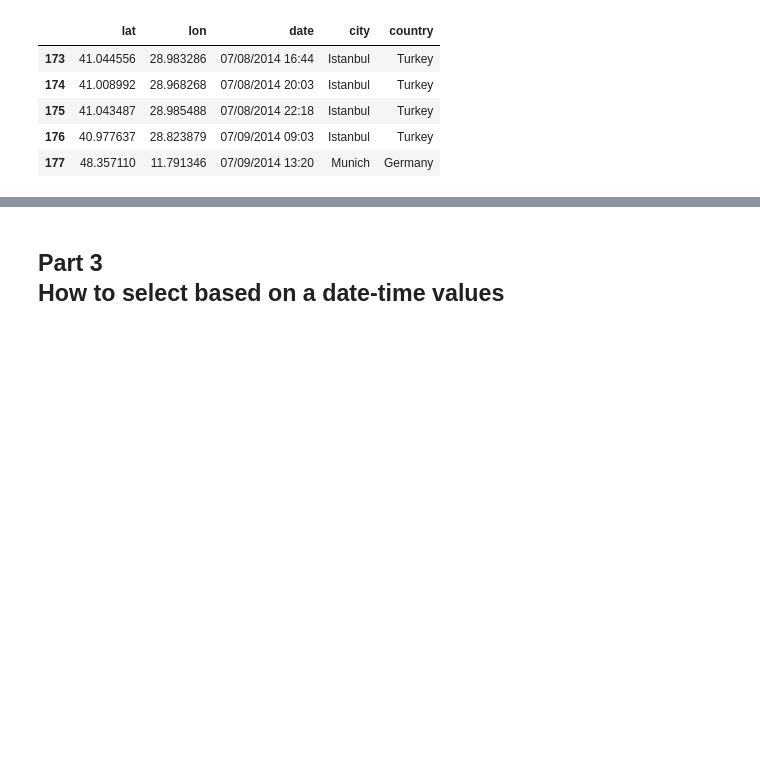
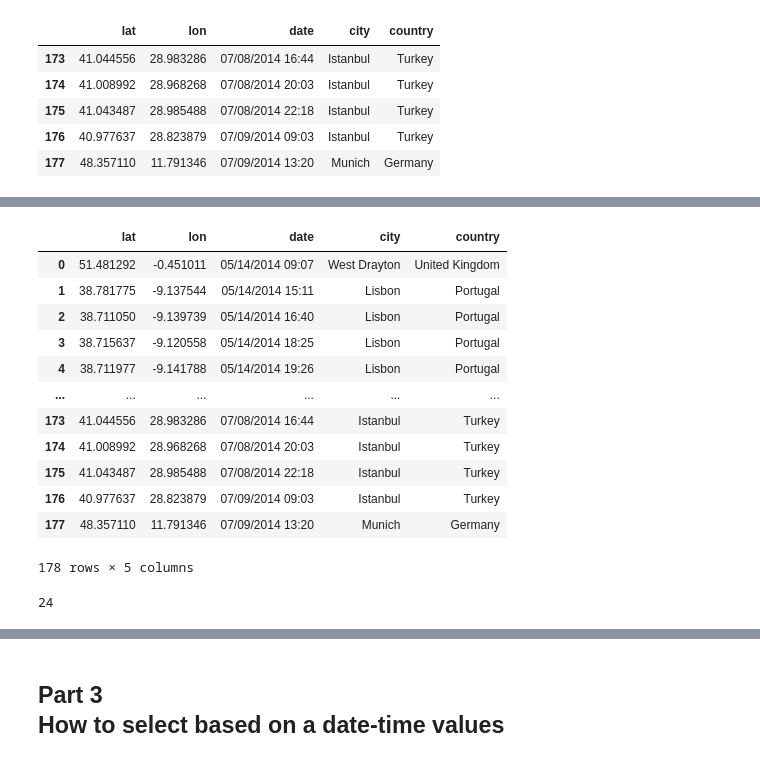
Before and after one commit to qszhao/PTUA2024, a Jupyter notebook: Lab05/Lab05_Pandas.ipynb, the cells around one changed output, grey strips where cells are left out. Drawn from its saved outputs; the diff is of its cells as text; code cells hidden in the pictures; blank space fills up the shorter version.

```diff
--- a/Lab05/Lab05_Pandas.ipynb
+++ b/Lab05/Lab05_Pandas.ipynb
@@ -67,4 +152,25 @@ df.tail()
+# %%
+df
+# %% [output]
+|  | lat | lon | date | city | country |
+| 0 | 51.481292 | -0.451011 | 05/14/2014 09:07 | West Drayton | United Kingdom |
+| 1 | 38.781775 | -9.137544 | 05/14/2014 15:11 | Lisbon | Portugal |
+| 2 | 38.711050 | -9.139739 | 05/14/2014 16:40 | Lisbon | Portugal |
+| 3 | 38.715637 | -9.120558 | 05/14/2014 18:25 | Lisbon | Portugal |
+| 4 | 38.711977 | -9.141788 | 05/14/2014 19:26 | Lisbon | Portugal |
+| ... | ... | ... | ... | ... | ... |
+| 173 | 41.044556 | 28.983286 | 07/08/2014 16:44 | Istanbul | Turkey |
+| 174 | 41.008992 | 28.968268 | 07/08/2014 20:03 | Istanbul | Turkey |
+| 175 | 41.043487 | 28.985488 | 07/08/2014 22:18 | Istanbul | Turkey |
+| 176 | 40.977637 | 28.823879 | 07/09/2014 09:03 | Istanbul | Turkey |
+| 177 | 48.357110 | 11.791346 | 07/09/2014 13:20 | Munich | Germany |
+178 rows × 5 columns
 # %%
 # Q12: how many observations are west of the prime meridian?
+# where longitude is less than 0
+
+len(df[df['lon'] < 0])
+# %% [output]
+24
 # %%
 # Q13: get all rows that contain a city that starts with the letter G
```
Also changed, not shown: parts of 25 cells of this notebook, 1 other file.
